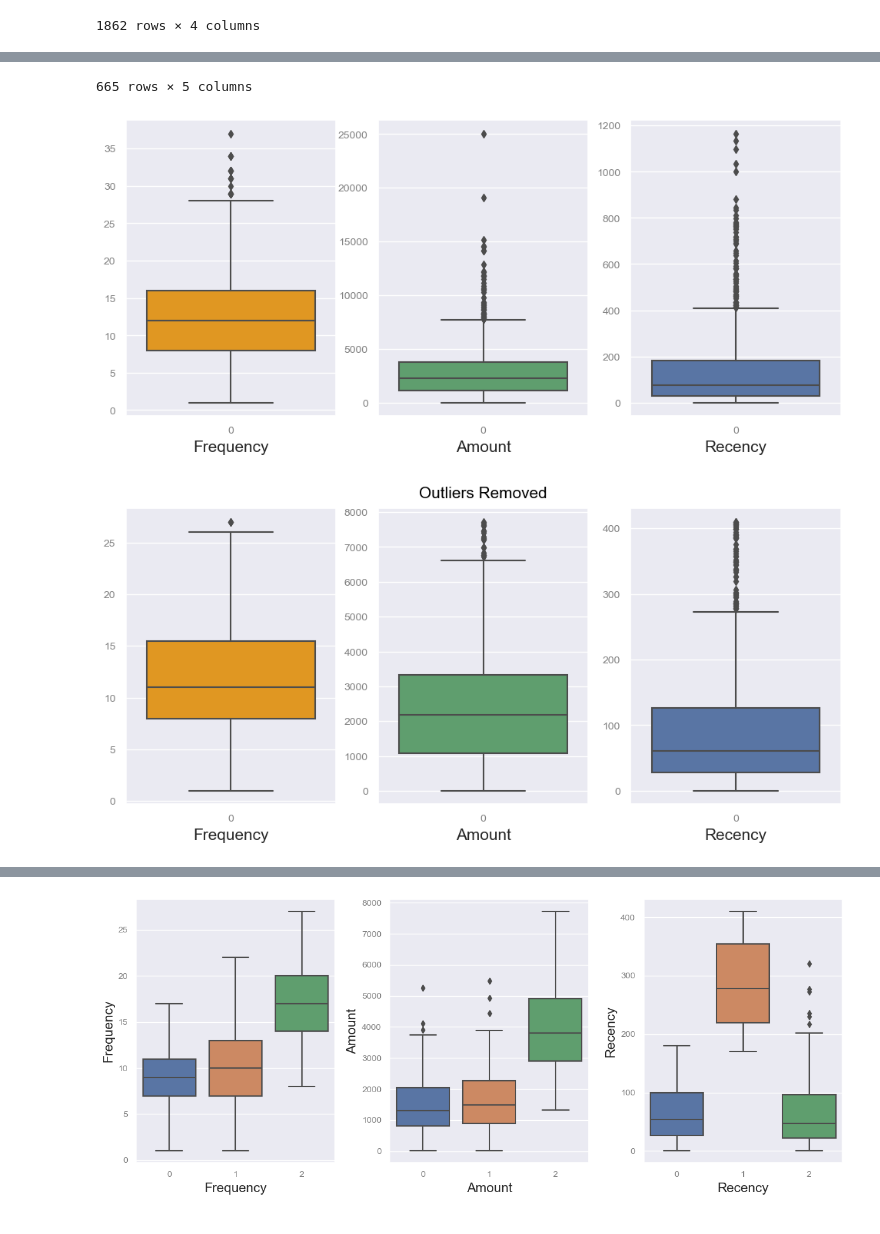
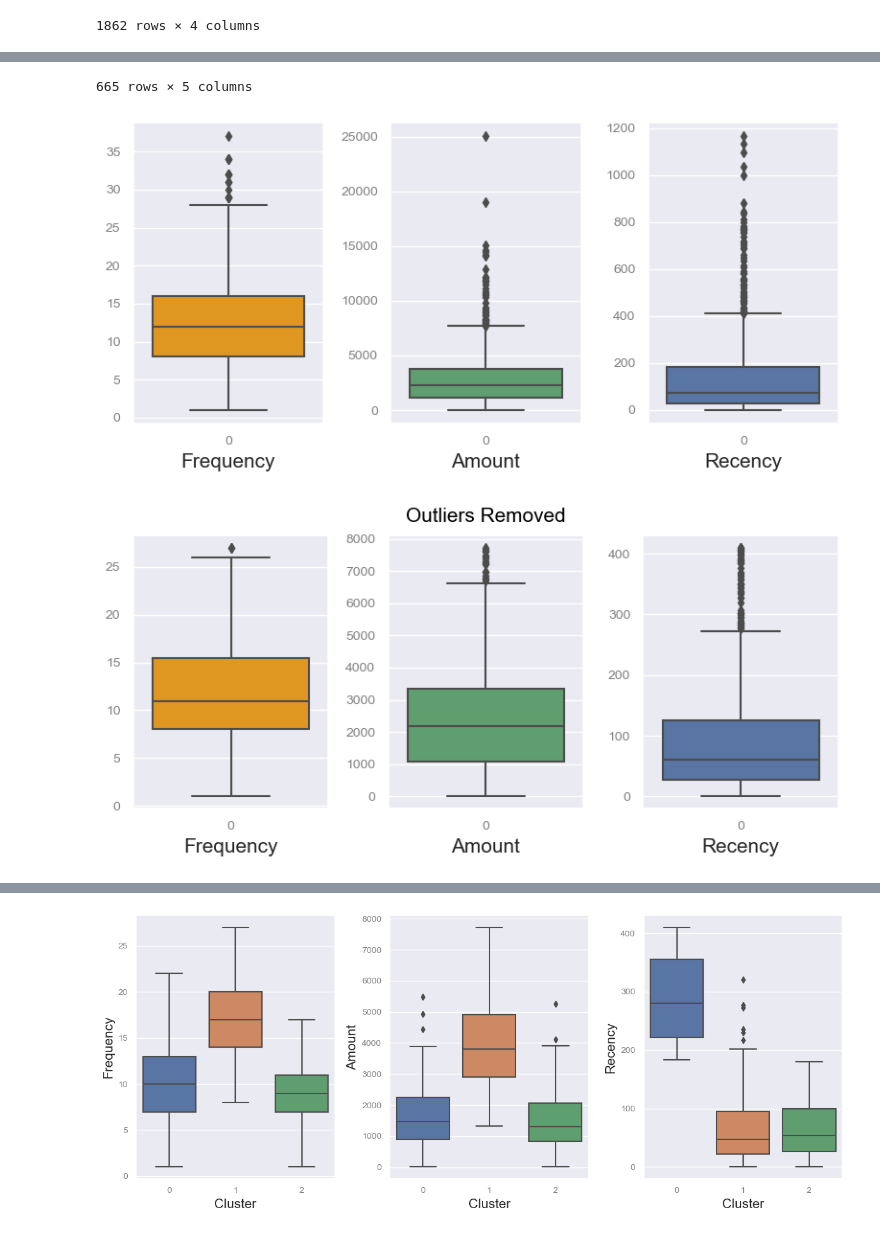
Before and after one commit to mks-0/code-academy, a Jupyter notebook: E-Commerce/e-com-ml.ipynb, the cells around one changed output, grey strips where cells are left out. Drawn from its saved outputs; the diff is of its cells as text; code cells hidden in the pictures.

```diff
--- a/E-Commerce/e-com-ml.ipynb
+++ b/E-Commerce/e-com-ml.ipynb
@@ -95,7 +95,9 @@ def k_cluster_analysis(data):
     max_score = 0
     optimal_n_clusters = 0
     for num_clusters in range_n_clusters:
-        kmeans = KMeans(n_clusters=num_clusters, max_iter=50, n_init='auto')
+        kmeans = KMeans(
+            n_clusters=num_clusters, max_iter=50, n_init="auto", random_state=420
+        )
         kmeans.fit(data)
         # Elbow-curve /SSD
         ssd.append(kmeans.inertia_)
@@ -106,58 +108,72 @@ def k_cluster_analysis(data):
         if silhouette_avg > max_score:
             max_score = silhouette_avg
             optimal_n_clusters = num_clusters
-        print("For n_clusters={0}, the silhouette score is {1}".format(num_clusters, silhouette_avg))
+        print(
+            "For n_clusters={0}, the silhouette score is {1}".format(
+                num_clusters, silhouette_avg
+            )
+        )
 
     # plot the SSDs for each n_clusters
     fig, ax = plt.subplots(figsize=(5, 5))
     sns.lineplot(ssd, ax=ax)
     return optimal_n_clusters
 # %%
-def k_clustering(data):
-    fig, ax = plt.subplots(1, 3, figsize=(12, 5))
+def k_clustering(dataframe):
 
+    # Make a copy of a dataframe
+    data = dataframe.copy()
+    # Determine the number of columns in the dataframe
+    b = len(data.columns[1:])
+
+    # Plot the features
+    fig, ax = plt.subplots(1, b, figsize=(8, 4))
     for i, col in enumerate(data.columns[1:]):
         sns.boxplot(data=data[col], ax=ax[i], color=color[i])
         ax[i].set_xlabel(col)
-    fig, ax = plt.subplots(1, 3, figsize=(12, 5))
+    plt.tight_layout()
+
+    # Remove the ouliers and plot the features again
+    fig, ax = plt.subplots(1, b, figsize=(8, 4))
     for i, col in enumerate(data.columns[1:]):
-        sns.boxplot(data=filter_outliers(data[col]), ax=ax[i], color=color[i])
+        # Removing outliers
+        data[col] = filter_outliers(data[col])
+        sns.boxplot(data=data[col], ax=ax[i], color=color[i])
         ax[i].set_xlabel(col)
-    ax[1].set_title('Outliers Removed')
-    for col in data.columns[1:]:
-        data[col] = filter_outliers(data[col])
+    ax[1].set_title("Outliers Removed")
+    plt.tight_layout()
+
+    # Remove the rows where ouliers were
     data.dropna(inplace=True)
-    # Instantiate
-    scaler = StandardScaler()
 
-    # fit_transform
-    scaled_data = scaler.fit_transform(data[data.columns[1:]])
-    scaled_data.shape
-
+    # Scale the data with StandartScaler
+    scaled_data = StandardScaler().fit_transform(data[data.columns[1:]])
     scaled_data = pd.DataFrame(scaled_data)
     scaled_data.columns = data.columns[1:]
 
-
-        # k-means with some arbitrary k
-    kmeans = KMeans(n_clusters=k_cluster_analysis(scaled_data), max_iter=50, n_init='auto')
+    # Initiate k-means and find the k with the highest silhouette score
+    kmeans = KMeans(
+        n_clusters=k_cluster_analysis(scaled_data), max_iter=50, n_init="auto"
+    )
     kmeans.fit(scaled_data)
 
     # Assign the labels to each data point, and execute the following script.
     kmeans.labels_
-    label_list=kmeans.labels_
-    sorted(Counter(label_list).items())
+    label_list = kmeans.labels_
+    print(sorted(Counter(label_list).items()))
 
     # Assign the label
-    data['Cluster ID'] = kmeans.labels_
-    data.head()
+    data["Cluster ID"] = kmeans.labels_
 
-    fig, ax = plt.subplots(1, 3, figsize=(12, 5))
+    fig, ax = plt.subplots(1, b, figsize=(12, 5))
 
     for i, col in enumerate(data.columns[1:4]):
-        sns.boxplot(x='Cluster ID', y=col, data=data, ax=ax[i])
-        ax[i].set_xlabel(col)
+        sns.boxplot(x="Cluster ID", y=col, data=data, ax=ax[i])
+        ax[i].set_xlabel("Cluster")
     plt.tight_layout()
+
     return data
 
+
 k_clustering(kdf)
 # %% [output]
@@ -184,3 +201,3 @@ For n_clusters=9, the silhouette score is 0.2706283679900623
 665 rows × 5 columns
-[figure, old version]
+[figure, new version]
-[figure, old version]
+[figure, new version]
@@ -188 +205 @@ For n_clusters=9, the silhouette score is 0.2706283679900623
-[figure, old version]
+[figure, new version]
```
Also changed, not shown: parts of 13 cells of this notebook, 1 other file.
